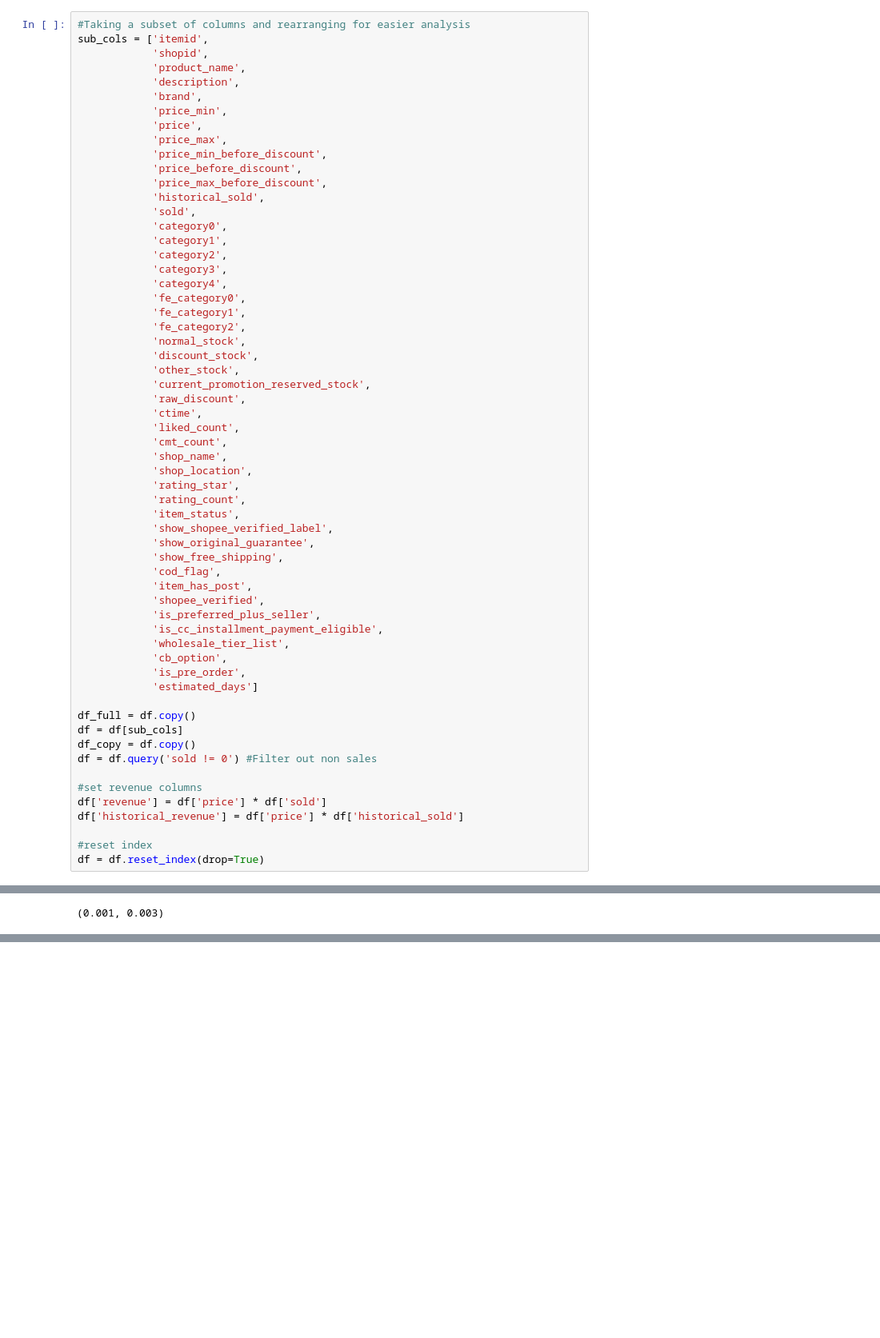
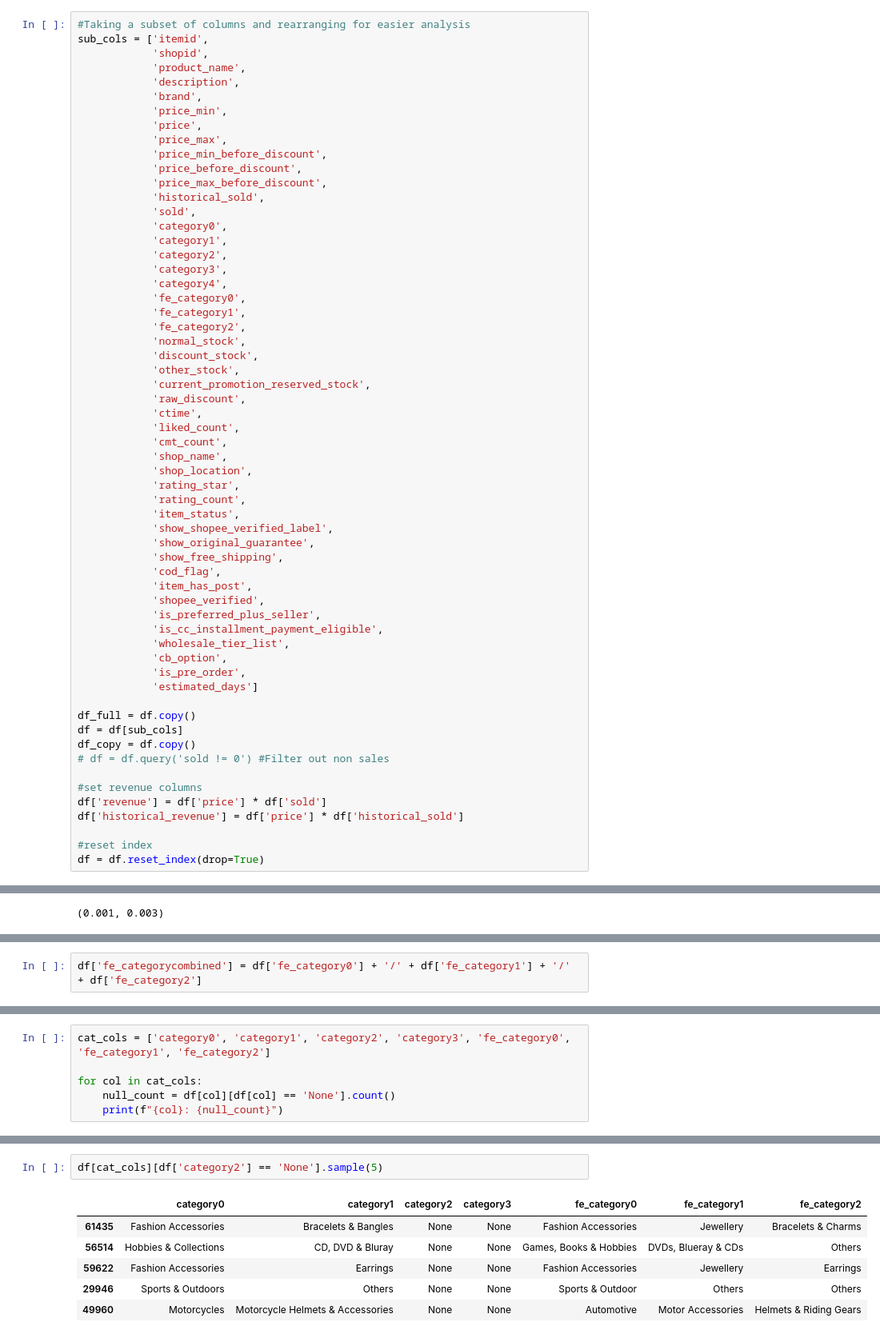
Before and after one commit to amirhamzahbmn/shopee_bike_sales_classification, a Jupyter notebook: TFIDF_Approach.ipynb, the cells around one changed output, grey strips where cells are left out. Shown at 80% size. Cells and saved outputs as stored; diff of their text form; blank space fills up the shorter version.

```diff
--- a/TFIDF_Approach.ipynb
+++ b/TFIDF_Approach.ipynb
@@ -286,7 +286,7 @@ sub_cols = ['itemid',
 df_full = df.copy()
 df = df[sub_cols]
 df_copy = df.copy()
-df = df.query('sold != 0') #Filter out non sales
+# df = df.query('sold != 0') #Filter out non sales
 
 #set revenue columns
 df['revenue'] = df['price'] * df['sold']
@@ -1728,0 +1730,2 @@ print(classification_report(
+# %%
+df['fe_categorycombined'] = df['fe_category0'] + '/' + df['fe_category1'] + '/' + df['fe_category2']
@@ -1728,0 +1832,6 @@ print(classification_report(
+# %%
+cat_cols = ['category0', 'category1', 'category2', 'category3', 'fe_category0', 'fe_category1', 'fe_category2']
+
+for col in cat_cols:
+    null_count = df[col][df[col] == 'None'].count()
+    print(f"{col}: {null_count}")
@@ -1728,0 +1846,9 @@ print(classification_report(
+# %%
+df[cat_cols][df['category2'] == 'None'].sample(5)
+# %% [output]
+|  | category0 | category1 | category2 | category3 | fe_category0 | fe_category1 | fe_category2 |
+| 61435 | Fashion Accessories | Bracelets & Bangles | None | None | Fashion Accessories | Jewellery | Bracelets & Charms |
+| 56514 | Hobbies & Collections | CD, DVD & Bluray | None | None | Games, Books & Hobbies | DVDs, Blueray & CDs | Others |
+| 59622 | Fashion Accessories | Earrings | None | None | Fashion Accessories | Jewellery | Earrings |
+| 29946 | Sports & Outdoors | Others | None | None | Sports & Outdoor | Others | Others |
+| 49960 | Motorcycles | Motorcycle Helmets & Accessories | None | None | Automotive | Motor Accessories | Helmets & Riding Gears |
```
Also changed, not shown: parts of 41 cells of this notebook, 5 other files.
